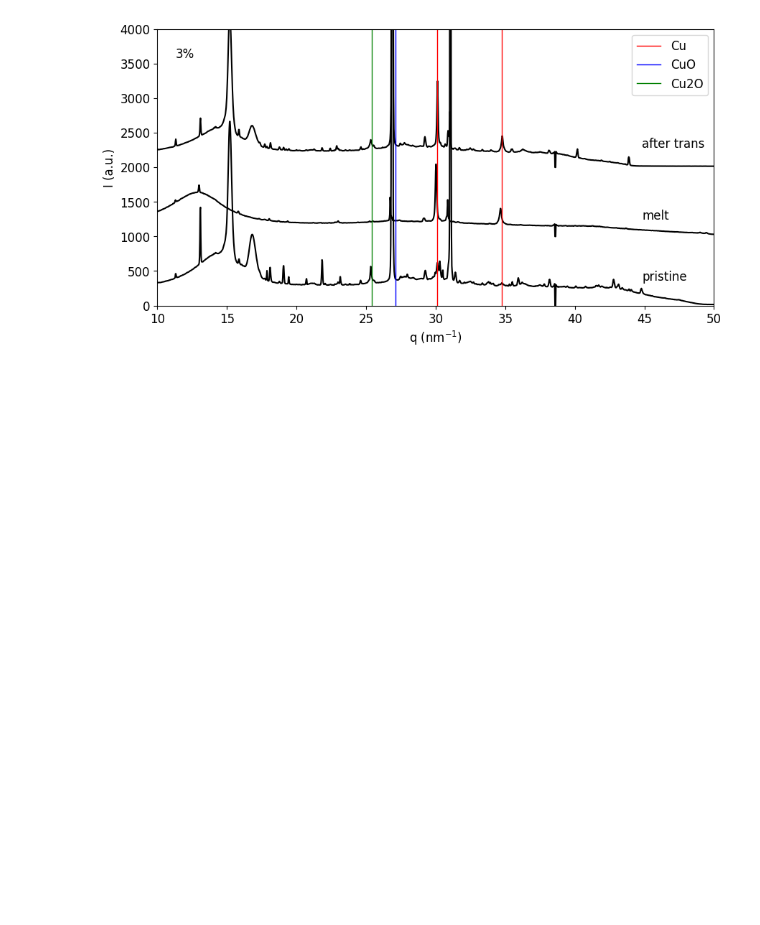
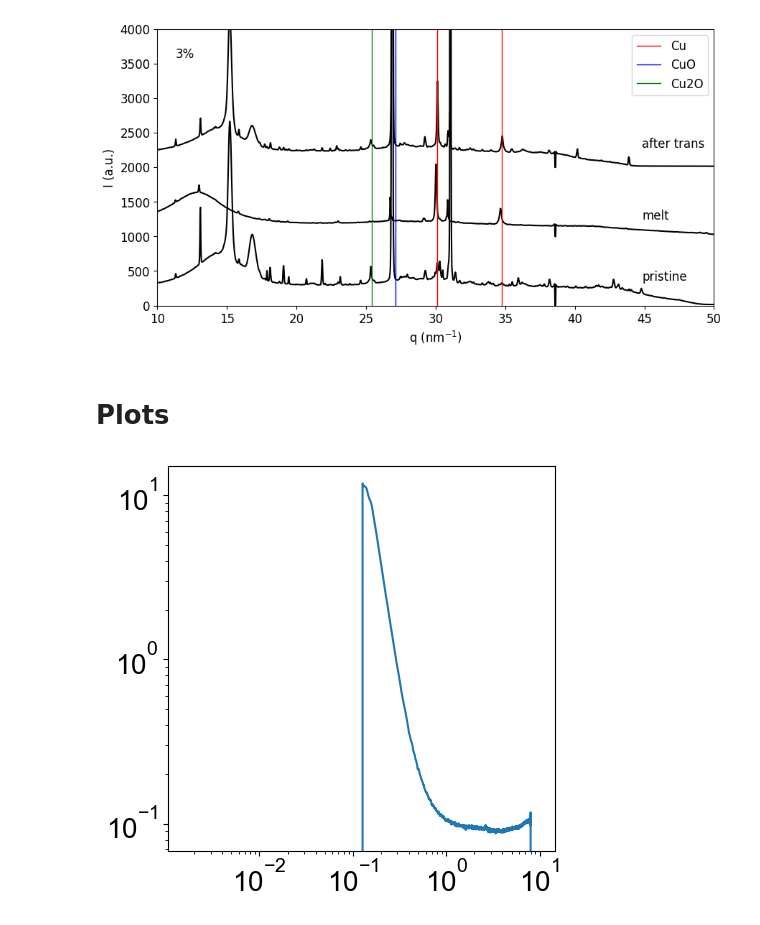
Before and after one commit to Akmalumarov/X_Ray_Scattering_Analysis, a Jupyter notebook: projects/Nanoparticles/Cu_Nps_Anokhin/Cu_NPs.ipynb, the cells around one changed output. Drawn from its saved outputs; the diff is of its cells as text; code cells hidden in the pictures; blank space fills up the shorter version.

```diff
--- a/projects/Nanoparticles/Cu_Nps_Anokhin/Cu_NPs.ipynb
+++ b/projects/Nanoparticles/Cu_Nps_Anokhin/Cu_NPs.ipynb
@@ -12,13 +24,13 @@ pi = np.pi
 # %% [markdown]
 ##### Cu 0.5%
 # %%
-path = r'E:\Nps Cu\CuPE_0_5perc_1_4m_beforetrans\CuPE_0_5perc_1_4m_beforetrans_Ht_190C_10Kpm'
+path = r'E:\Nps Cu\IHSC 1872\CuPE_0_5perc_1_4m_beforetrans\CuPE_0_5perc_1_4m_beforetrans_Ht_190C_10Kpm'
 Cu_05_heat = BM26_experiment(path)
 
-path = r'E:\Nps Cu\CuPE_0_5perc_1_4m_beforetrans\CuPE_0_5perc_1_4m_beforetrans_Isoth_190C_30min'
+path = r'E:\Nps Cu\IHSC 1872\CuPE_0_5perc_1_4m_beforetrans\CuPE_0_5perc_1_4m_beforetrans_Isoth_190C_30min'
 Cu_05_iso = BM26_experiment(path)
 
-path = r'E:\Nps Cu\CuPE_0_5perc_1_4m_aftertrans\CuPE_0_5perc_1_4m_aftertrans_RT_measurement'
+path = r'E:\Nps Cu\IHSC 1872\CuPE_0_5perc_1_4m_aftertrans\CuPE_0_5perc_1_4m_aftertrans_RT_measurement'
 Cu_05_after = BM26_experiment(path)
 # %% [markdown]
 ##### Cu 3%
@@ -277,3 +444,15 @@ plt.legend()
 # %% [output]
 <matplotlib.legend.Legend at 0x...>
 [figure]
+# %% [markdown]
+# Plots
+# %%
+plt.rcParams['font.family'] = 'sans-serif'
+plt.rcParams['font.sans-serif'] = ['Arial', 'DejaVu Sans']
+plt.rcParams['mathtext.fontset'] = 'stix'
+plt.rcParams['font.size'] = 20
+plt.rcParams['mathtext.fontset'] = 'custom'
+plt.rcParams['mathtext.it'] = 'Arial:italic'
+plt.rcParams['mathtext.rm'] = 'Arial'
+plt.rcParams['mathtext.tt'] = 'Arial'
+plt.rcParams['mathtext.bf'] = 'Arial:bold'
@@ -279,0 +466,10 @@ plt.legend()
+# %%
+fig, ax = plt.subplots(figsize=(5,5))
+
+q, I = Cu_05_heat.get_1d_SAXS(45)
+ax.plot(q, I)
+
+ax.set_xscale('log')
+ax.set_yscale('log')
+# %% [output]
+[figure, added]
```
Also changed, not shown: parts of 16 cells of this notebook.
